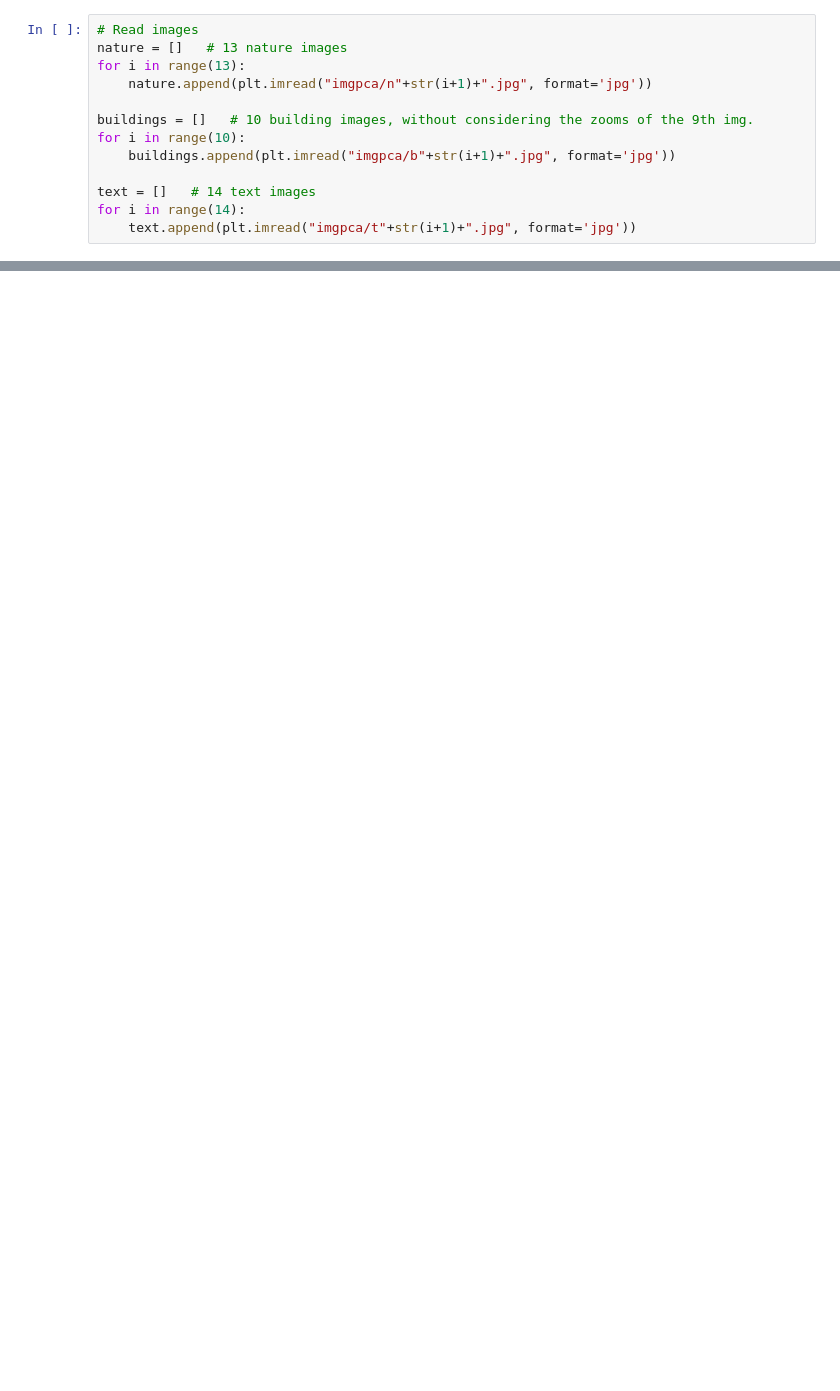
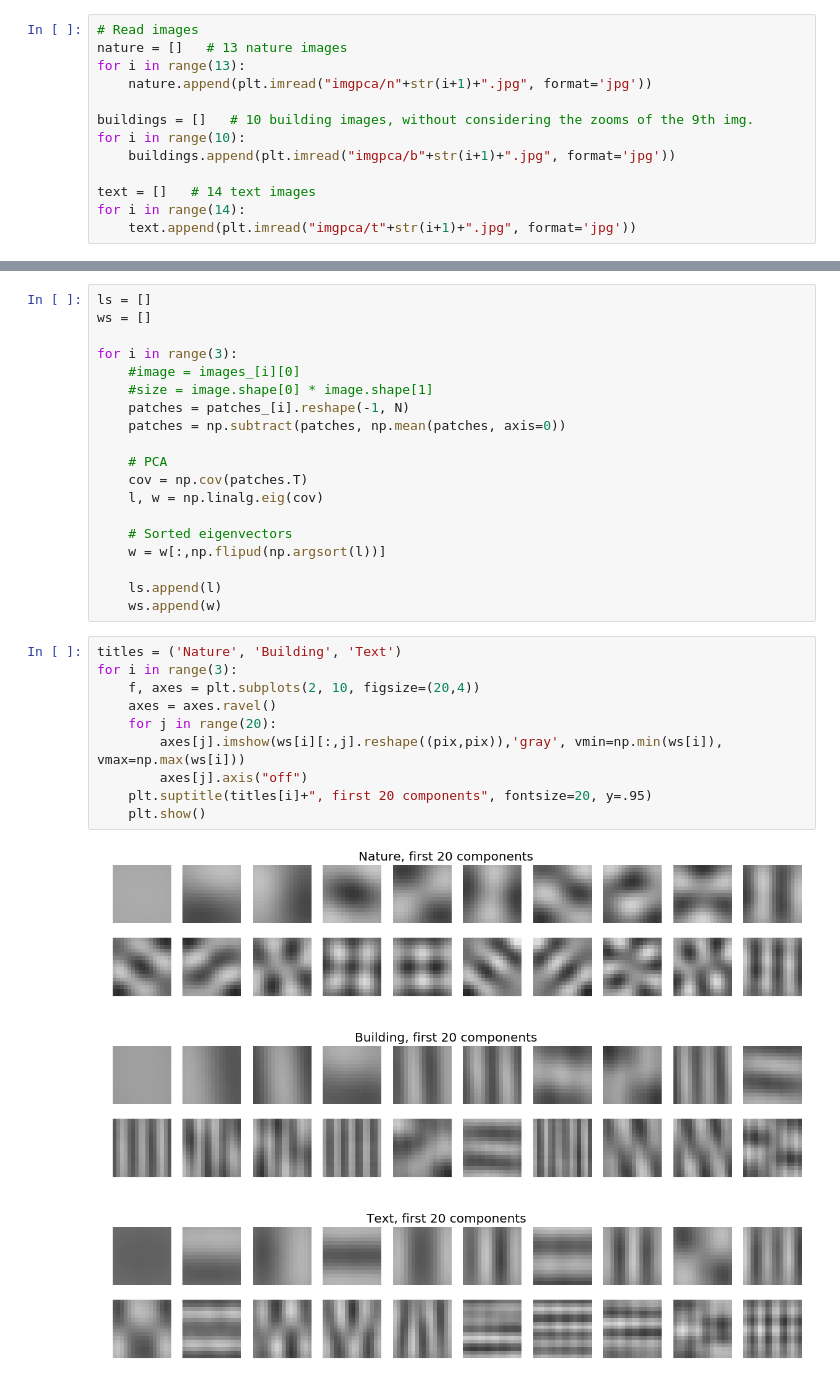
Before and after one commit to psrmx/The_Chantastic4, a Jupyter notebook: PS07/MI2_07_TheChantastic4.ipynb, the cells around one changed output, grey strips where cells are left out. Saved outputs shown, nothing was run; the diff lists cells and outputs as text; blank space fills up the shorter version.

```diff
--- a/PS07/MI2_07_TheChantastic4.ipynb
+++ b/PS07/MI2_07_TheChantastic4.ipynb
@@ -166,0 +201,33 @@ for i in range(3):
+# %%
+ls = []
+ws = []
+
+for i in range(3):
+    #image = images_[i][0]
+    #size = image.shape[0] * image.shape[1]
+    patches = patches_[i].reshape(-1, N)
+    patches = np.subtract(patches, np.mean(patches, axis=0))
+
+    # PCA
+    cov = np.cov(patches.T)
+    l, w = np.linalg.eig(cov)
+
+    # Sorted eigenvectors
+    w = w[:,np.flipud(np.argsort(l))]
+
+    ls.append(l)
+    ws.append(w)
+# %%
+titles = ('Nature', 'Building', 'Text')
+for i in range(3):
+    f, axes = plt.subplots(2, 10, figsize=(20,4))
+    axes = axes.ravel()
+    for j in range(20):
+        axes[j].imshow(ws[i][:,j].reshape((pix,pix)),'gray', vmin=np.min(ws[i]), vmax=np.max(ws[i]))
+        axes[j].axis("off")
+    plt.suptitle(titles[i]+", first 20 components", fontsize=20, y=.95)
+    plt.show()
+# %% [output]
+[figure, added]
+[figure, added]
+[figure, added]
```
Also changed, not shown: parts of 19 cells of this notebook.
